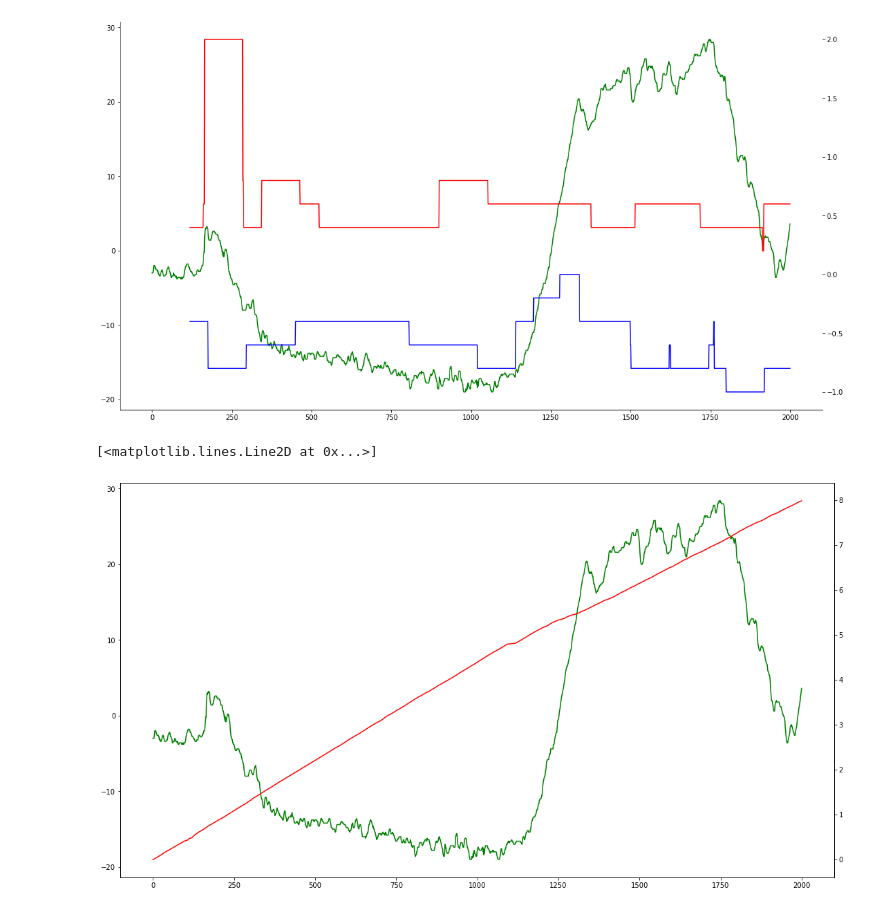
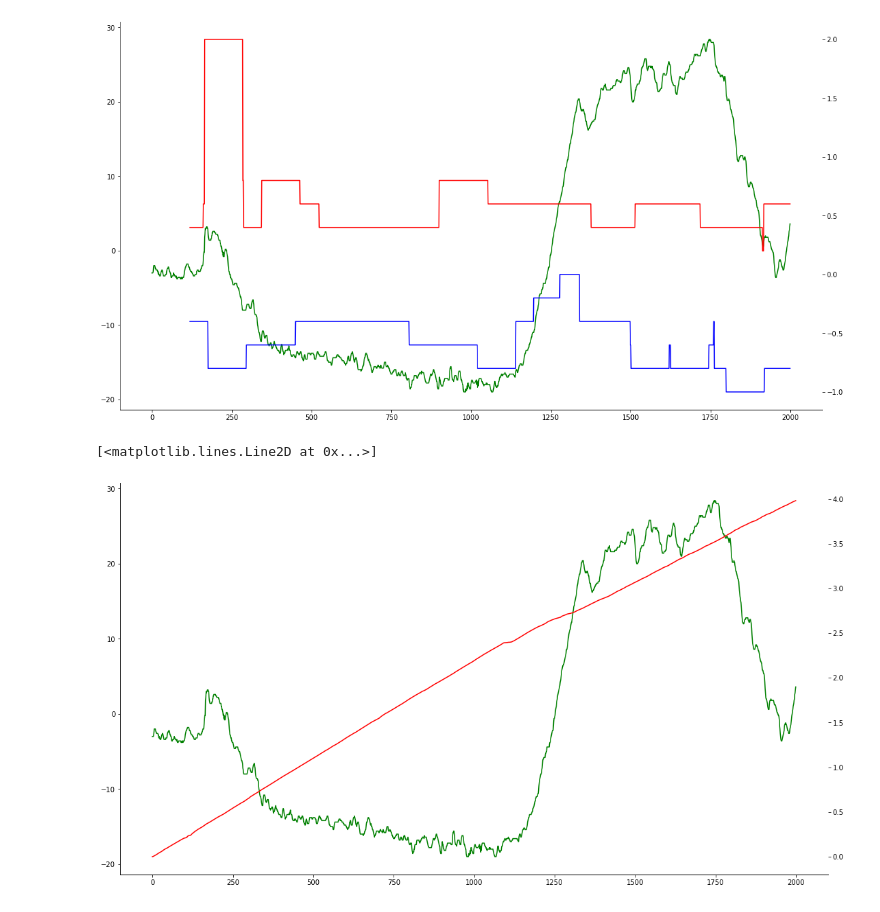
Before and after one commit to lrhf97/gpx_analysis, a Jupyter notebook: segment_creation.ipynb, the cells around one changed output. Cells and saved outputs as stored; diff of their text form; code cells hidden in the pictures.

```diff
--- a/segment_creation.ipynb
+++ b/segment_creation.ipynb
@@ -113,3 +114,9 @@ def label_mile_chart(df):
         junder,jover  = find_neighbours(i, df, 'cum_distance')
         mile_markers.append(jover)
     return mile_markers
+# %%
+def section_distance(df,unit):
+    return df['cum_distance']//unit +1
+
+df['grade_section'] = df.apply(section_distance,unit=.1, axis=1)
+df['grade_section'].unique()
@@ -206,11 +262,11 @@ ax2.plot(df.index[0:2000],df['elevation_change'].rolling(elv_period).min()[0:200
 # %%
 elv_period = 120
 fig, ax1 = plt.subplots()
 fig.set_size_inches(18.5, 10.5)
 ax2 = ax1.twinx()
 ax1.plot(df.index[0:2000],df['elevation'][0:2000], c='g')
 # ax2.plot(df.index[0:2000],df['elevation_change'].rolling(60).mean()[0:2000], c='r')
-ax2.plot(df.index[0:2000],df['cum_dist'][0:2000], c='r')
+ax2.plot(df.index[0:2000],df['cum_distance'][0:2000], c='r')
 # %% [output]
 [<matplotlib.lines.Line2D at 0x...>]
-[figure, old version]
+[figure, new version]
```
Also changed, not shown: parts of 10 cells of this notebook, 2 other files.
